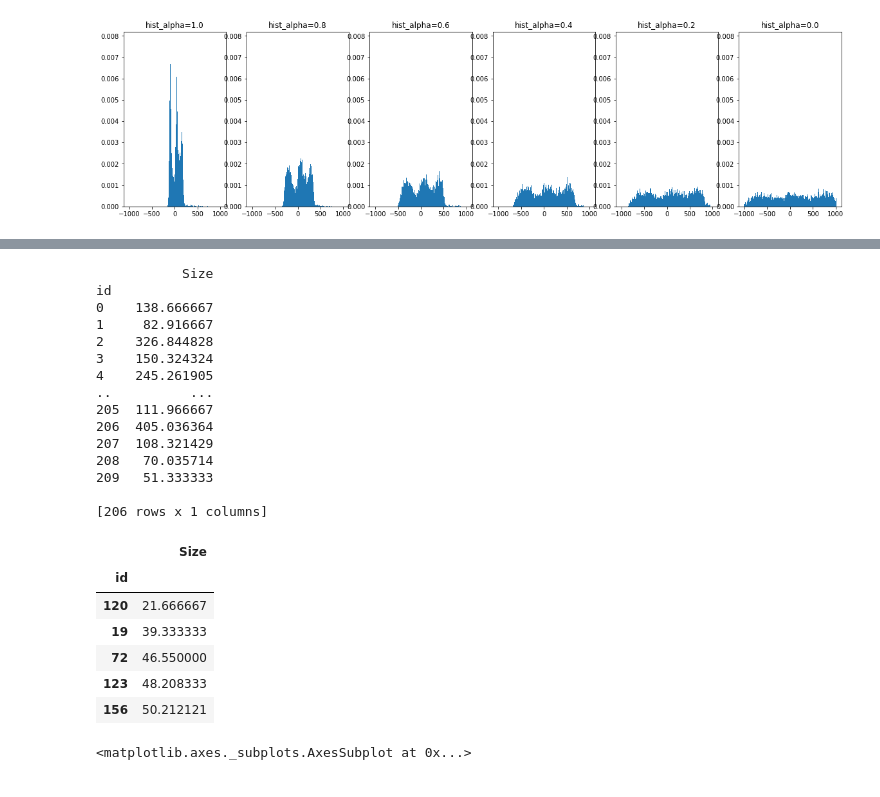
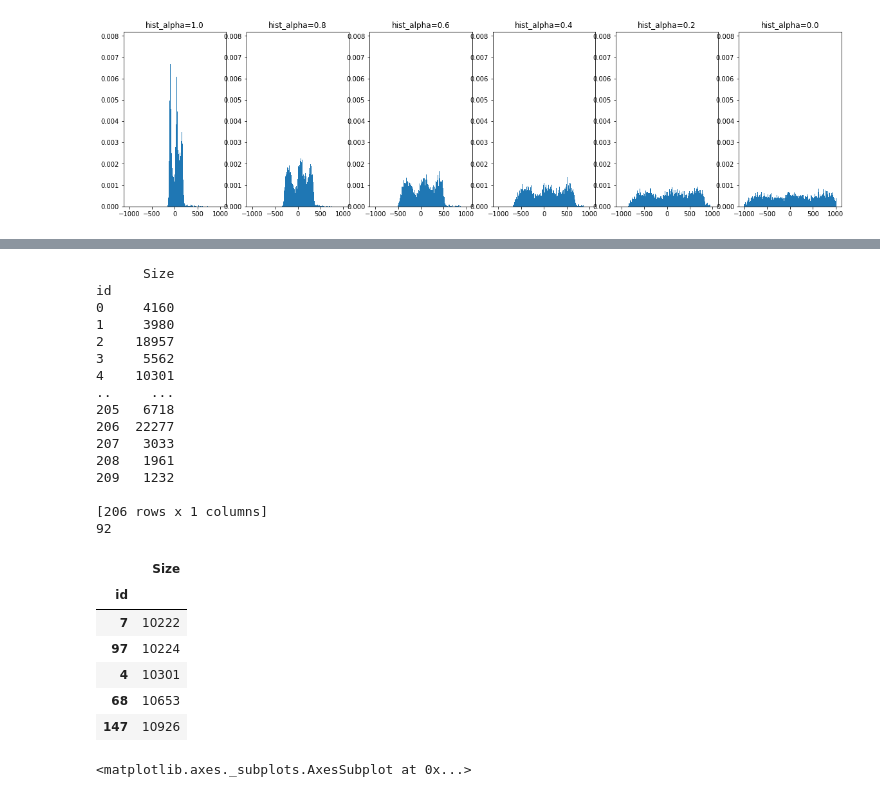
Before and after one commit to t-rryyyoooo/KIDNEY, a Jupyter notebook: memo.ipynb, the cells around one changed output, grey strips where cells are left out. Cells and saved outputs as stored; diff of their text form; code cells hidden in the pictures.

```diff
--- a/memo.ipynb
+++ b/memo.ipynb
@@ -872,32 +915,34 @@ df_can_id.head()
 # %%
-df_can_id_size = df_can_id["Size"].mean()
+df_can_id_size = df_can_id["Size"].sum()
 df_can_size_sort = df_can_id_size.sort_values()
 df_can_id_size = pd.DataFrame(df_can_id_size, columns = [ 'Size'])
 print(df_can_id_size)
-df_can_id_size.query('Size < 200').sort_values('Size').head()
+print(len(df_can_id_size.query('Size < 11000').sort_values('Size')))
+df_can_id_size.query('Size < 11000').sort_values('Size').tail()
 # %% [output]
-           Size
+      Size
 id
-0    138.666667
-1     82.916667
-2    326.844828
-3    150.324324
-4    245.261905
-..          ...
-205  111.966667
-206  405.036364
-207  108.321429
-208   70.035714
-209   51.333333
+0     4160
+1     3980
+2    18957
+3     5562
+4    10301
+..     ...
+205   6718
+206  22277
+207   3033
+208   1961
+209   1232
 
 [206 rows x 1 columns]
+92
 |  | Size |
 | id |  |
-| 120 | 21.666667 |
-| 19 | 39.333333 |
-| 72 | 46.550000 |
-| 123 | 48.208333 |
-| 156 | 50.212121 |
+| 7 | 10222 |
+| 97 | 10224 |
+| 4 | 10301 |
+| 68 | 10653 |
+| 147 | 10926 |
 # %%
 df_can_id_size.plot()
 # %% [output]
```
Also changed, not shown: parts of 17 cells of this notebook, 1 other file.
